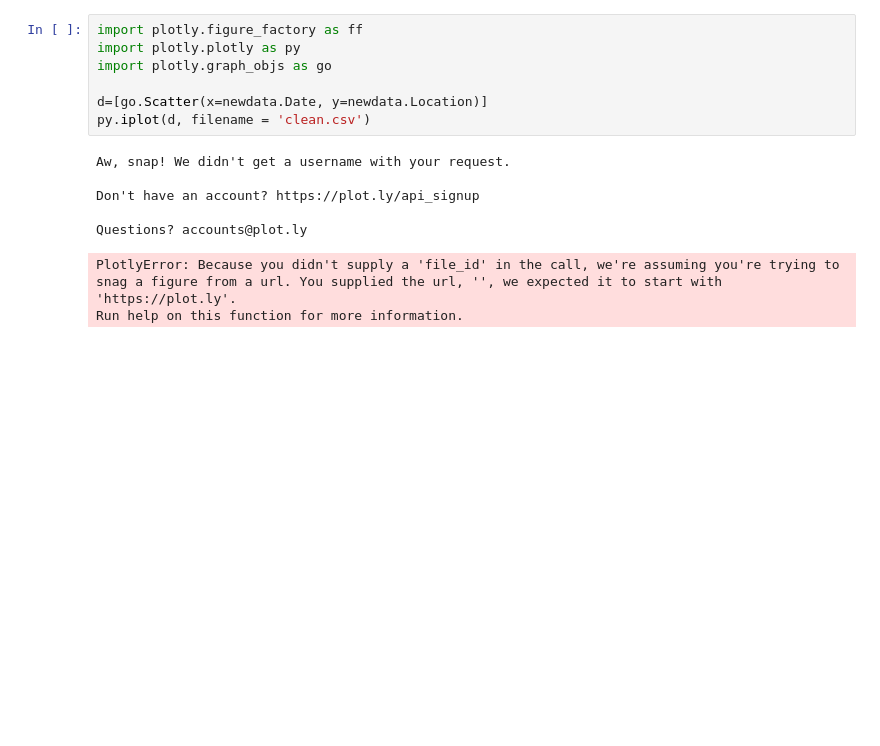
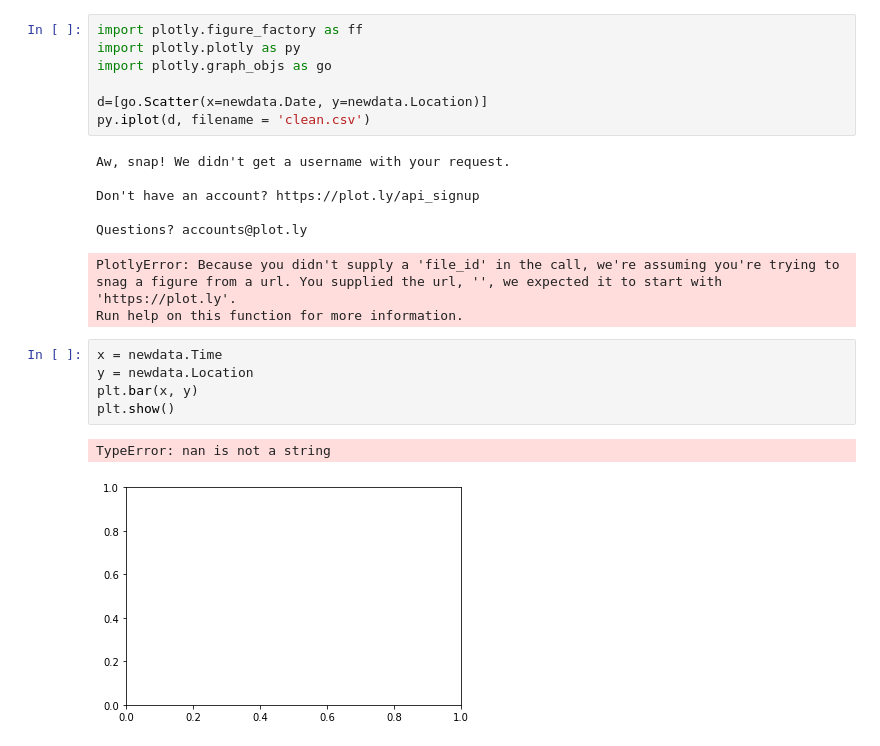
Before and after one commit to CatarinaL/GroupDataVizProjectDIT, a Jupyter notebook: clean.ipynb, the cells around one changed output. Saved outputs shown, nothing was run; the diff lists cells and outputs as text; blank space fills up the shorter version.

Commit message:
trying to visualise...NaN getting in the way

```diff
--- a/clean.ipynb
+++ b/clean.ipynb
@@ -405,3 +405,11 @@ Don't have an account? https://plot.ly/api_signup
 Questions? accounts@plot.ly
 PlotlyError: Because you didn't supply a 'file_id' in the call, we're assuming you're trying to snag a figure from a url. You supplied the url, '', we expected it to start with 'https://plot.ly'.
 Run help on this function for more information.
+# %%
+x = newdata.Time
+y = newdata.Location
+plt.bar(x, y)
+plt.show()
+# %% [output]
+TypeError: nan is not a string
+[figure, added]
```
Also changed, not shown: parts of 8 cells of this notebook.
